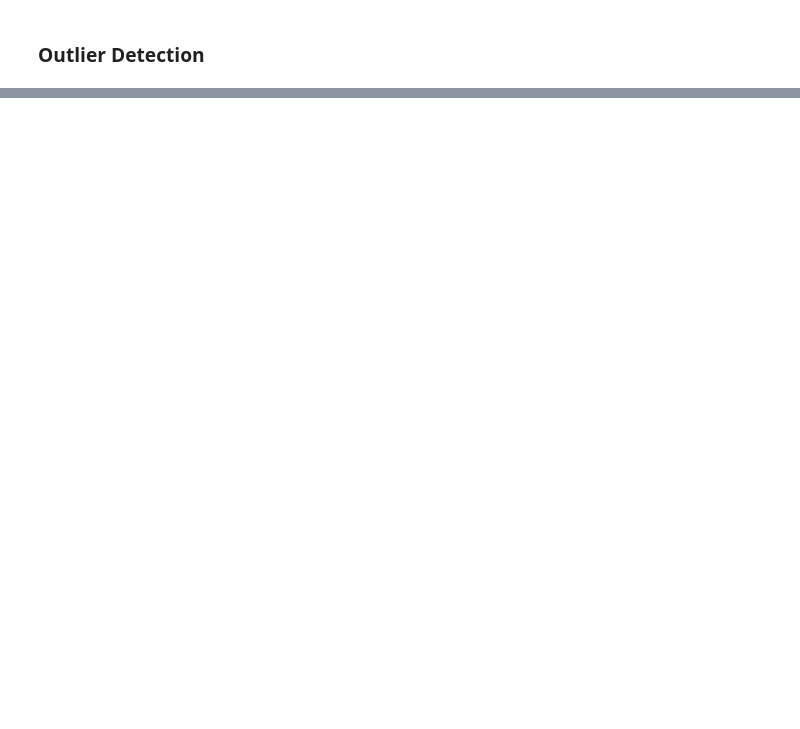
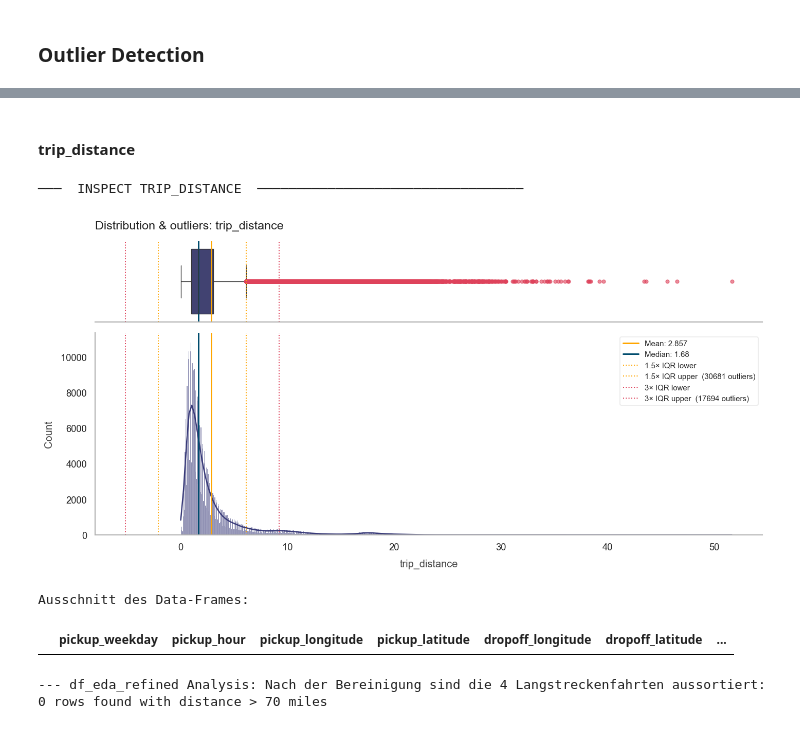
Before and after one commit to kaywiegand/nyc-taxi-routes, a Jupyter notebook: notebooks/01_exploration.ipynb, the cells around one changed output, grey strips where cells are left out. Drawn from its saved outputs; the diff is of its cells as text; code cells hidden in the pictures; blank space fills up the shorter version.

```diff
--- a/notebooks/01_exploration.ipynb
+++ b/notebooks/01_exploration.ipynb
@@ -51,0 +94,15 @@ inspect(df_eda)   # alle Sektionen auf einmal
+# %%
+df_eda = df_raw.copy()
+df_eda = df_eda.astype(DATA_DTYPES)
+
+df_eda_refined = df_eda.copy()
+
+df_eda.to_parquet(PATHS["interim"] / f"ny-taxi-routes_eda.parquet", engine='pyarrow')
+
+
+section_header('Data working copies')
+log('- df_raw: Nur Initialdaten')
+log('- df_eda: Basis für EDA mit korriegierten Datentypen')
+log('- df_eda_refined: EDA working copy mit Testing für Bereinigung')
+
+result = inspect(df_eda, sections=['memory', 'dimensions', 'dtypes', 'numeric', 'categorical'])
@@ -99,0 +496,18 @@ inspect_outliers(df_eda)
+# %% [markdown]
+#### trip_distance
+# %%
+section_header('Inspect trip_distance')
+
+
+
+inspect_outlier_detail(df_eda_refined, 'trip_distance')
+mask_long_distance = df_eda_refined['trip_distance'] > 70
+log('Ausschnitt des Data-Frames:')
+show_df(df_eda_refined[mask_long_distance])
+log(f"--- df_eda_refined Analysis: Nach der Bereinigung sind die 4 Langstreckenfahrten aussortiert: {mask_long_distance.sum()} rows found with distance > 70 miles")
+# %% [output]
+───  INSPECT TRIP_DISTANCE  ──────────────────────────────────
+[figure, added]
+Ausschnitt des Data-Frames:
+|  | pickup_weekday | pickup_hour | pickup_longitude | pickup_latitude | dropoff_longitude | dropoff_latitude | ... |
+--- df_eda_refined Analysis: Nach der Bereinigung sind die 4 Langstreckenfahrten aussortiert: 0 rows found with distance > 70 miles
```
Also changed, not shown: parts of 57 cells of this notebook, 39 other files.
